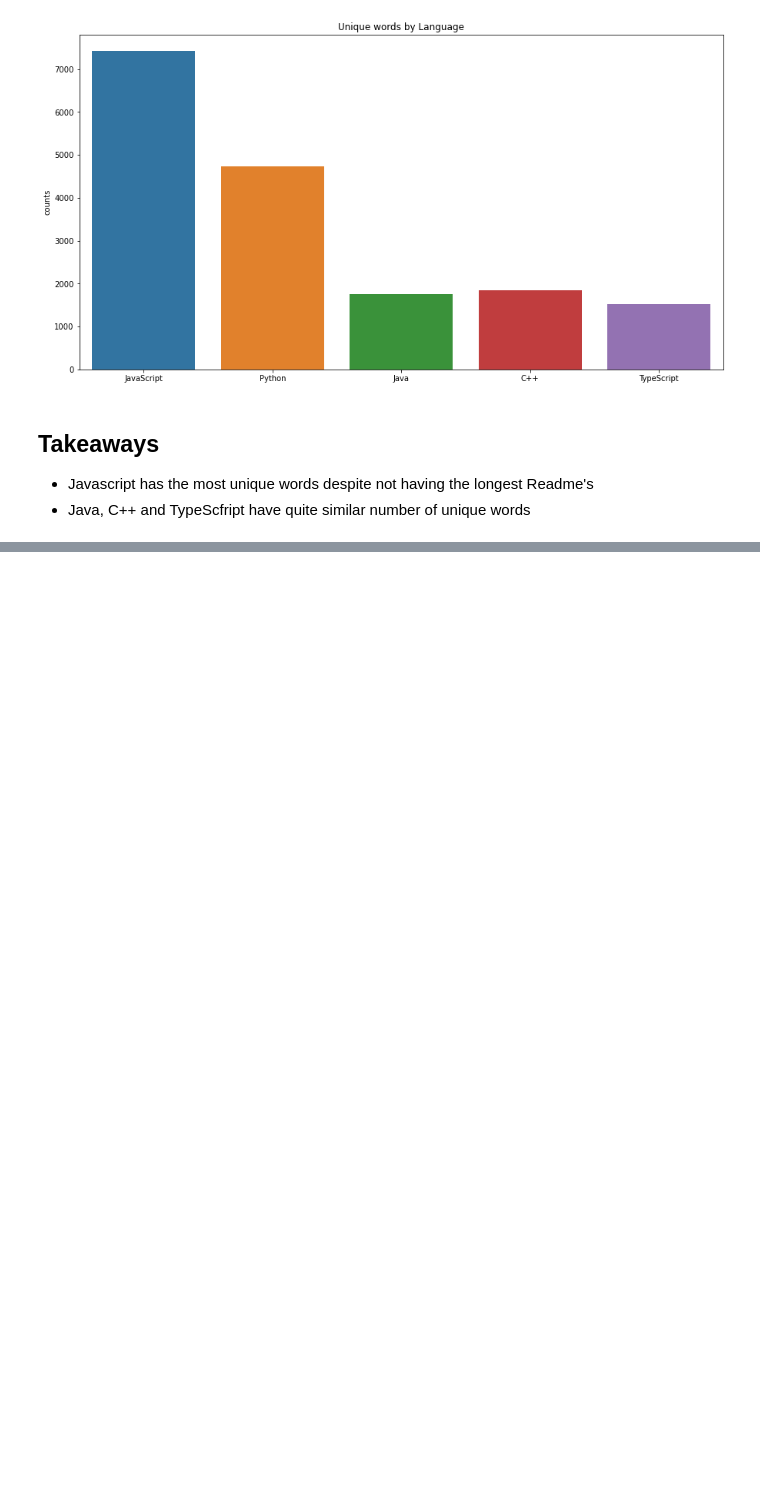
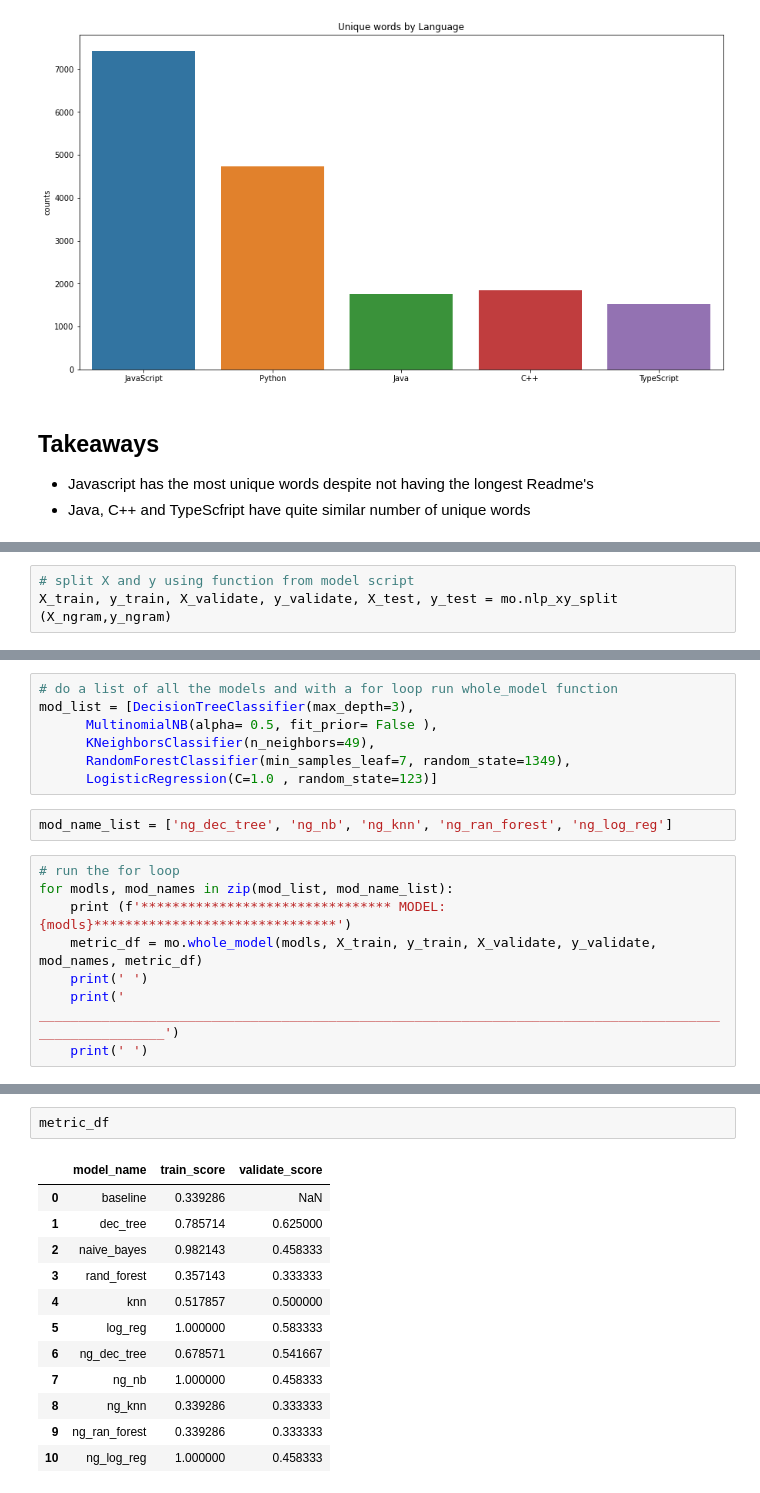
Before and after one commit to mariam-and-cindy/predicting-programming-languages, a Jupyter notebook: final_report_nlp.ipynb, the cells around one changed output, grey strips where cells are left out. Cells and saved outputs as stored; diff of their text form; blank space fills up the shorter version.

```diff
--- a/final_report_nlp.ipynb
+++ b/final_report_nlp.ipynb
@@ -464,0 +864,3 @@ y = df.language
+# %%
+# split X and y using function from model script
+X_train, y_train, X_validate, y_validate, X_test, y_test = mo.nlp_xy_split (X_ngram,y_ngram)
@@ -464,0 +871,17 @@ y = df.language
+# %%
+# do a list of all the models and with a for loop run whole_model function
+mod_list = [DecisionTreeClassifier(max_depth=3),
+      MultinomialNB(alpha= 0.5, fit_prior= False ),
+      KNeighborsClassifier(n_neighbors=49),
+      RandomForestClassifier(min_samples_leaf=7, random_state=1349),
+      LogisticRegression(C=1.0 , random_state=123)]
+# %%
+mod_name_list = ['ng_dec_tree', 'ng_nb', 'ng_knn', 'ng_ran_forest', 'ng_log_reg']
+# %%
+# run the for loop
+for modls, mod_names in zip(mod_list, mod_name_list):
+    print (f'******************************** MODEL: {modls}*******************************')
+    metric_df = mo.whole_model(modls, X_train, y_train, X_validate, y_validate, mod_names, metric_df)
+    print(' ')
+    print(' _______________________________________________________________________________________________________')
+    print(' ')
@@ -464,0 +944,15 @@ y = df.language
+# %%
+metric_df
+# %% [output]
+|  | model_name | train_score | validate_score |
+| 0 | baseline | 0.339286 | NaN |
+| 1 | dec_tree | 0.785714 | 0.625000 |
+| 2 | naive_bayes | 0.982143 | 0.458333 |
+| 3 | rand_forest | 0.357143 | 0.333333 |
+| 4 | knn | 0.517857 | 0.500000 |
+| 5 | log_reg | 1.000000 | 0.583333 |
+| 6 | ng_dec_tree | 0.678571 | 0.541667 |
+| 7 | ng_nb | 1.000000 | 0.458333 |
+| 8 | ng_knn | 0.339286 | 0.333333 |
+| 9 | ng_ran_forest | 0.339286 | 0.333333 |
+| 10 | ng_log_reg | 1.000000 | 0.458333 |
```
Also changed, not shown: parts of 40 cells of this notebook.
